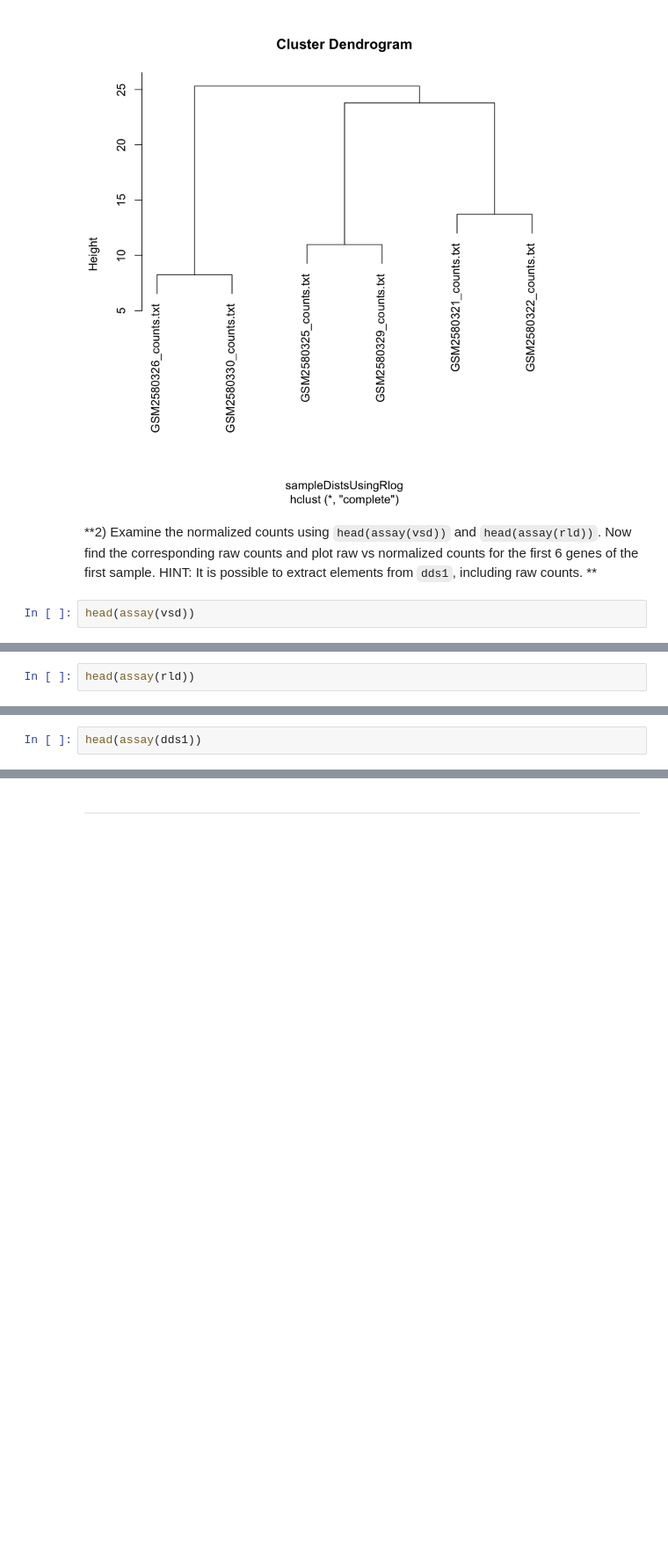
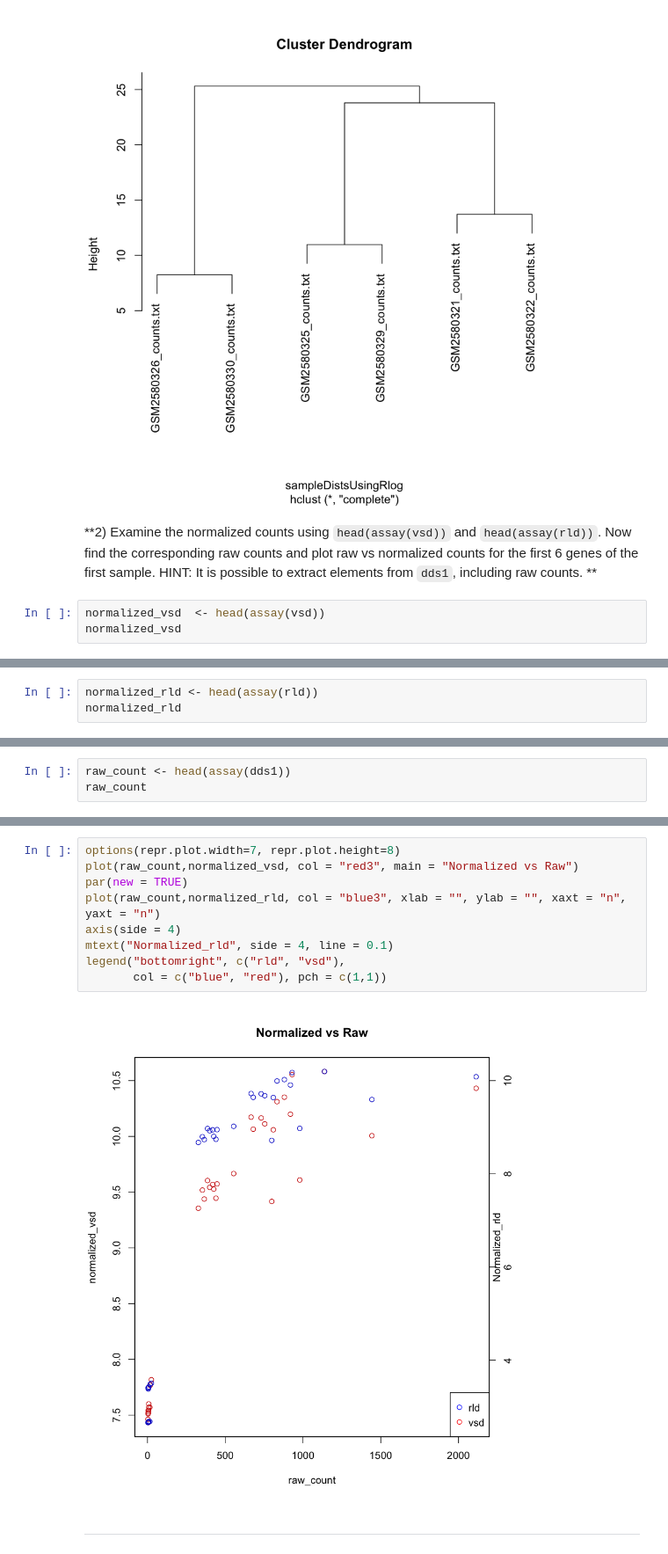
Before and after one commit to shuchenliu/Applied-Bioinfo-HW, a Jupyter notebook: Unit2-RNAseq/HW3.4.ipynb, the cells around one changed output, grey strips where cells are left out. Shown: that part at 88% size. Cells and saved outputs as stored; diff of their text form; blank space fills up the shorter version.

Commit message:
Add plot

```diff
--- a/Unit2-RNAseq/HW3.4.ipynb
+++ b/Unit2-RNAseq/HW3.4.ipynb
@@ -72,7 +72,8 @@ plot(hclust(sampleDistsUsingRlog))
 # %% [markdown]
 **2) Examine the normalized counts using `head(assay(vsd))` and `head(assay(rld))`. Now find the corresponding raw counts and plot raw vs normalized counts for the first 6 genes of the first sample. HINT: It is possible to extract elements from `dds1`, including raw counts. **
 # %%
-head(assay(vsd))
+normalized_vsd  <- head(assay(vsd))
+normalized_vsd
 # %% [output]
 |  | GSM2580321_counts.txt | GSM2580322_counts.txt | GSM2580325_counts.txt | GSM2580326_counts.txt | ... |
 | ENSG00000000003 | 10.581933 | 10.351826 | 10.554269 | 10.311659 | ... |
@@ -82,7 +83,8 @@ head(assay(vsd))
 | ENSG00000000460 | 9.527347 | 9.437986 | 9.518270 | 9.355540 | ... |
 | ENSG00000000938 | 7.517564 | 7.600088 | 7.511530 | 7.766691 | ... |
 # %%
-head(assay(rld))
+normalized_rld <- head(assay(rld))
+normalized_rld
 # %% [output]
 |  | GSM2580321_counts.txt | GSM2580322_counts.txt | GSM2580325_counts.txt | GSM2580326_counts.txt | ... |
 | ENSG00000000003 | 10.196392 | 10.023092 | 10.174645 | 9.993082 | ... |
@@ -92,7 +94,8 @@ head(assay(rld))
 | ENSG00000000460 | 8.804458 | 8.736003 | 8.796647 | 8.673637 | ... |
 | ENSG00000000938 | 3.406941 | 3.427750 | 3.407257 | 3.483098 | ... |
 # %%
-head(assay(dds1))
+raw_count <- head(assay(dds1))
+raw_count
 # %% [output]
 |  | GSM2580321_counts.txt | GSM2580322_counts.txt | GSM2580325_counts.txt | GSM2580326_counts.txt | ... |
 | ENSG00000000003 | 1138 | 880 | 930 | 833 | ... |
@@ -101,5 +104,16 @@ head(assay(dds1))
 | ENSG00000000457 | 447 | 419 | 386 | 400 | ... |
 | ENSG00000000460 | 426 | 365 | 353 | 327 | ... |
 | ENSG00000000938 | 5 | 8 | 4 | 17 | ... |
+# %%
+options(repr.plot.width=7, repr.plot.height=8)
+plot(raw_count,normalized_vsd, col = "red3", main = "Normalized vs Raw")
+par(new = TRUE)
+plot(raw_count,normalized_rld, col = "blue3", xlab = "", ylab = "", xaxt = "n", yaxt = "n")
+axis(side = 4)
+mtext("Normalized_rld", side = 4, line = 0.1)
+legend("bottomright", c("rld", "vsd"),
+       col = c("blue", "red"), pch = c(1,1))
+# %% [output]
+[figure, added]
 # %% [markdown]
 ---
```
